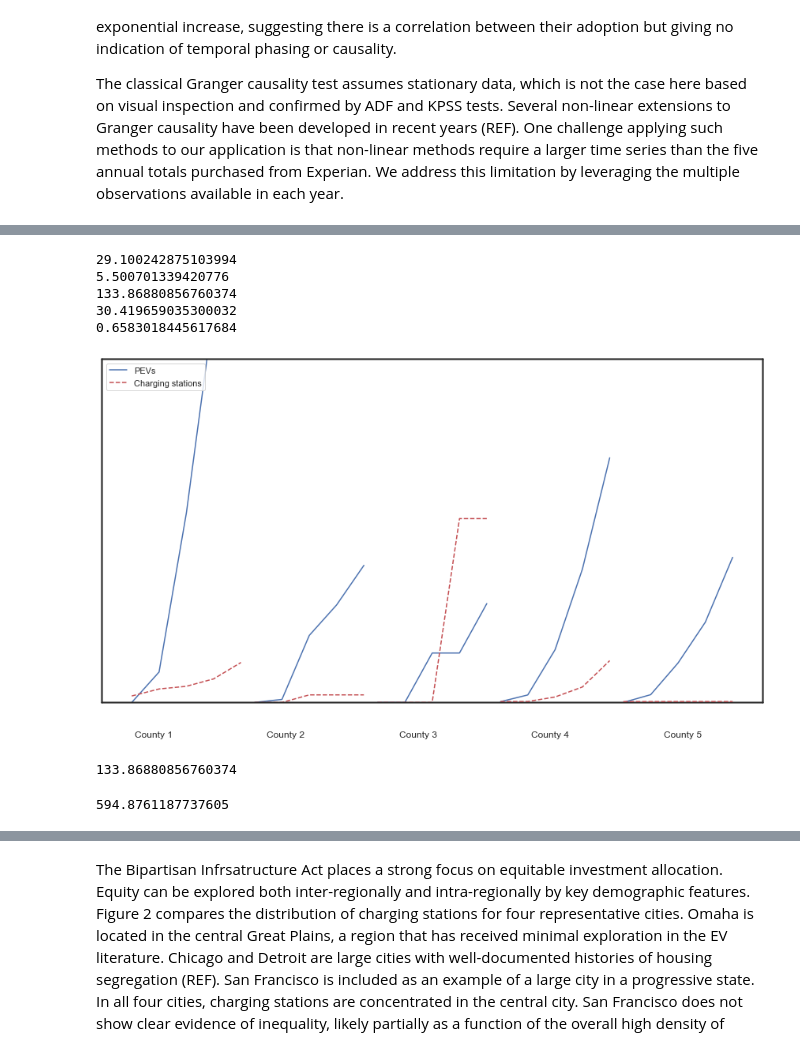
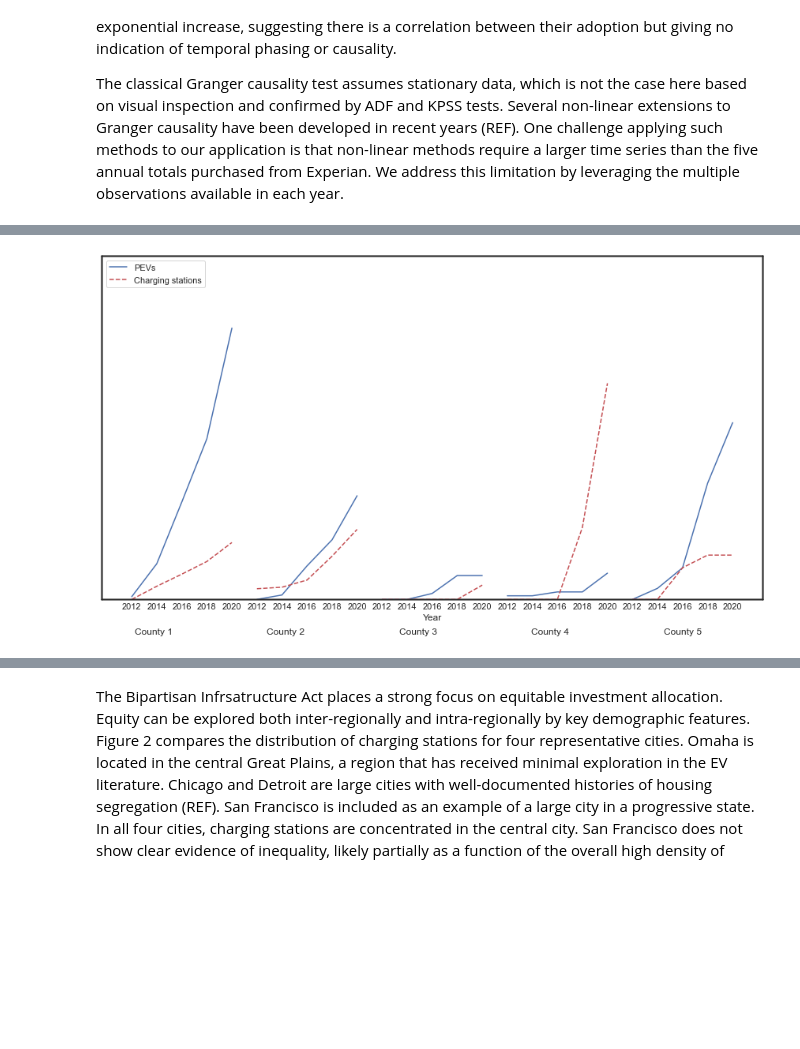
Before and after one commit to UNL-Hawkins-Lab/EV-Chicken-and-Egg-Project, a Jupyter notebook: Publications/TRB_2023.ipynb, the cells around one changed output, grey strips where cells are left out. Drawn from its saved outputs; the diff is of its cells as text; code cells hidden in the pictures; blank space fills up the shorter version.

```diff
--- a/Publications/TRB_2023.ipynb
+++ b/Publications/TRB_2023.ipynb
@@ -134,7 +148,7 @@ us_state_to_abbrev = {
 # %%
 def impute_veh_regs(df):
     geo_ct = df.GEOID.value_counts()==4
-    cty_list = list(np.unique(df[df.GEOID.isin(geo_ct[geo_ct].index)].GEOID.values)) # record count is 4 for the county
+    cty_list = np.unique(df[df.GEOID.isin(geo_ct[geo_ct].index)].GEOID.values) # record count is 4 for the county
     yr_set = set([2012,2014,2016,2018,2020])
     for cty in cty_list:
         temp = df[df.GEOID==cty]
@@ -174,7 +188,7 @@ if publish:
 else:
 
     # load county shapefile
-    US_sf = gpd.read_file("../Data/GIS/cb_2018_us_county_5m/cb_2020_us_county_5m.shp")
+    US_sf = gpd.read_file("../Data/GIS/cb_2018_us_county_5m/cb_2018_us_county_5m.shp")
     #Removing the outlying islands and other territories.
     US_sf["STATEFP"] =pd.to_numeric(US_sf["STATEFP"])
     US_sf = US_sf[US_sf['STATEFP'] < 57]
@@ -208,6 +222,7 @@ else:
 
     # load vehicle registrations data
     df_veh_reg = pd.read_parquet("../Data/Transport/Experian Registrations/sum_registrations.parquet")
+    # print("Pos1:",df_veh_reg.groupby("GEOID").count()["YEAR"].value_counts())
     df_veh_reg.rename(columns={"year":"YEAR"},inplace=True)
     # fill nan with zero and aggregate electricity columns
     df_veh_reg.fillna(0, inplace=True)
@@ -246,6 +261,7 @@ else:
     # read in elections data and add to main dataframe
     df_elec = pd.read_csv("../Data/Elections/county_pres_2020.csv")
     df_elec = df_elec[df_elec.PARTY=="DEMOCRAT"]
+    df_elec.drop(columns="PARTY",inplace=True)
     df_elec["percent_dem"] = df_elec.CAND_VOTES/df_elec.TOT_VOTES
 
     # join demographics to main dataframe for 2011 to 2015
@@ -276,7 +292,8 @@ else:
     df = df[df.GEOID.isin(temp[temp].index.get_level_values(0).values)]
     temp = df.groupby("GEOID").sum()[["cEVSE_cap","pev_cap"]]
     temp = temp[(temp.cEVSE_cap>0)&(temp.pev_cap>0)]
-    print(df.shape[0]-temp.shape[0])
+    # Remove counties with no pev and no chargers (N=)
+    print("Number counties with no pev or chargers in any year=", pd.unique(df.GEOID).shape[0]-temp.shape[0],"Number counties in dataset after filtering=",pd.unique(df.GEOID).shape[0], "All counties in registrations=",pd.unique(df_veh_reg.GEOID).shape[0])
     df = df[df.GEOID.isin(temp.index.get_level_values(0).values)] # filter out counties where there are no PEVs or charging stations in any analysis year
 
     # additional data from GIS file for county
@@ -355,5 +361,4 @@ plt.show()
 # %%
-import random
 np.random.seed(seed=98765)
 plt.style.use('seaborn-white')
 GEOID_list = np.random.choice(pd.unique(df.GEOID),size=5,replace=False)
@@ -362,50 +367,36 @@ sub_df = sub_df.groupby(["GEOID","YEAR"]).sum().reset_index()
 sub_df["pev_cap"] = (sub_df["pev"]/sub_df["ALUBE001"])*100000
 sub_df["cEVSE_cap"] = ((sub_df["cEVSE-L01"]+sub_df["cEVSE-L02"]+sub_df["cEVSE-L03"])/sub_df["ALUBE001"])*100000
 ymin = 0
-ymax = 310 # maximum pev_cap value
+ymax = 600 # maximum pev_cap value
 ymax2 = 250 # maximum cEVSE_cap value
 
 fig, ax = plt.subplots()
 for i, j in enumerate(GEOID_list):
-    x = sub_df[sub_df.GEOID==j].YEAR+i*9
+    x = sub_df[sub_df.GEOID==j].YEAR+i*10
     y1 = sub_df[sub_df.GEOID==j].pev_cap
     y2 = sub_df[sub_df.GEOID==j].cEVSE_cap
 
     ax2 = ax.twinx()
-    ax.axes.xaxis.set_visible(False)
     ax.axes.yaxis.set_visible(False)
     ax2.axes.yaxis.set_visible(False)
-    print(y2.max())
     ax.set_ylim([ymin, ymax])
     ax2.set_ylim([ymin, ymax2])
 
     if i==0:
         ln1 = ax.plot(x, y1, '-b', label='PEVs')
         ln2 = ax2.plot(x,y2, '--r', label="Charging stations")
         ax2.grid(False)
-        #lns = ln1+ln2
-        #labs = [l.get_label() for l in lns]
     else:
         ax.plot(x, y1, '-b', label='PEVs')
         ax2.plot(x,y2, '--r', label="Charging stations")
     ax.annotate('County {0}'.format(i+1),
              xy=(0.05+i*0.2, -0.1), # these are the coordinates to position the label
              xycoords='axes fraction') # you can pass any extra params too
 
+ax.set_xticks([i for i in range (2012,2061,2)])
+ax.set_xticklabels([i for i in range(2012,2021,2)]*5)
+ax.set_xlabel('Year')
 ax.legend(lns, labs, loc='upper left', frameon=True);
 plt.show()
 # %% [output]
-29.100242875103994
-5.500701339420776
-133.86880856760374
-30.419659035300032
-0.6583018445617684
-[figure, old version]
+[figure, new version]
-# %%
-sub_df.cEVSE_cap.max()
-# %% [output]
-133.86880856760374
-# %%
-sub_df.pev_cap.max()
-# %% [output]
-594.8761187737605
```
Also changed, not shown: parts of 35 cells of this notebook, 15 other files.
